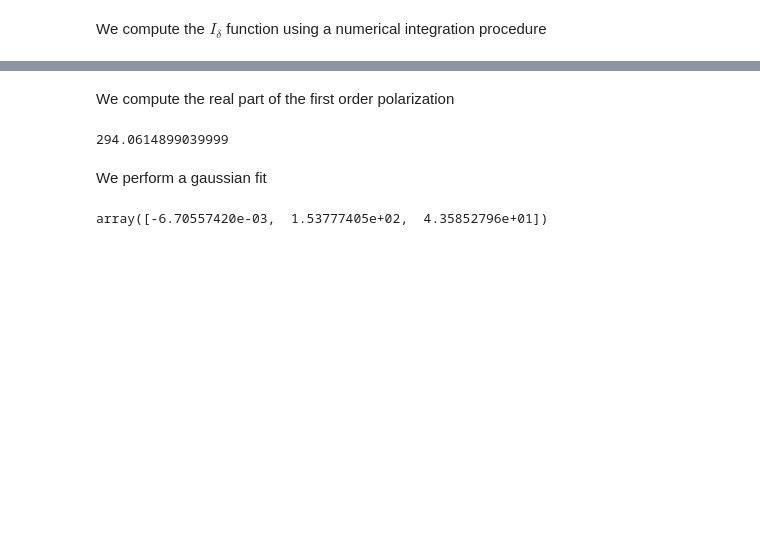
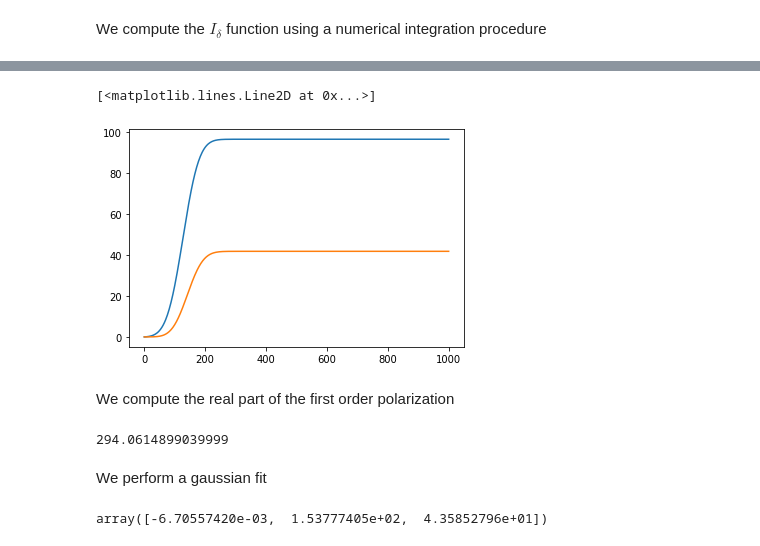
Before and after one commit to marcodalessandro76/Echo_mechanisms_decay_time_optical_orientation, a Jupyter notebook: TLS_FWM.ipynb, the cells around one changed output, grey strips where cells are left out. Saved outputs shown, nothing was run; the diff lists cells and outputs as text; code cells hidden in the pictures; blank space fills up the shorter version.

```diff
--- a/TLS_FWM.ipynb
+++ b/TLS_FWM.ipynb
@@ -922,8 +923,6 @@ We can use these expressions to analyze
 * the time extension of the peak, and in particular the fact the echo peak is larger than the first one
 # %% [markdown]
 We build the Rabi coupling for each k point
-# %%
-int1, int2 = 1e4, 1e4
 # %%
 Omega1, Omega2 = [],[]
 for k in kvalues:
@@ -950,11 +949,11 @@ def I_integrand_real(t,delta):
 def I_integrand_imag(t,delta):
     return np.sin(delta*t)*f(t)
 # %%
-Idelta_real,Idelta_imag = np.zeros([len(time),numk]),np.zeros([len(time),numk])
-for ind in range(1,len(time)):
-    x = time[:ind]
-    for k in kvalues:
-        y_real = I_integrand_real(x,delta[k])
-        y_imag = I_integrand_imag(x,delta[k])
-        Idelta_real[ind,k] = simps(y_real, x=x)
-        Idelta_imag[ind,k] = simps(y_imag, x=x)
+# define the function that computes I_delta for a single k-point
+def eval_Idelta(k,time,delta):
+    Idelta_real,Idelta_imag = np.zeros([len(time)]),np.zeros([len(time)])
+    for ind in range(1,len(time)):
+        x = time[:ind]
+        Idelta_real[ind] = simps(I_integrand_real(x,delta[k]), x=x)
+        Idelta_imag[ind] = simps(I_integrand_imag(x,delta[k]), x=x)
+    return Idelta_real+1j*Idelta_imag
@@ -962,0 +966,2 @@ Idelta = Idelta_real+1j*Idelta_imag
+# %%
+Idelta = loop(eval_Idelta,kvalues,time,delta,ntasks=4)
@@ -963,3 +971,10 @@ Idelta = Idelta_real+1j*Idelta_imag
+# %%
+k = 588
+plt.plot(time,Idelta[k].real)
+plt.plot(time,Idelta[k].imag)
+# %% [output]
+[<matplotlib.lines.Line2D at 0x...>]
+[figure, added]
 # %% [markdown]
 We compute the real part of the first order polarization
 # %%
```
Also changed, not shown: parts of 20 cells of this notebook, 4 other files.
